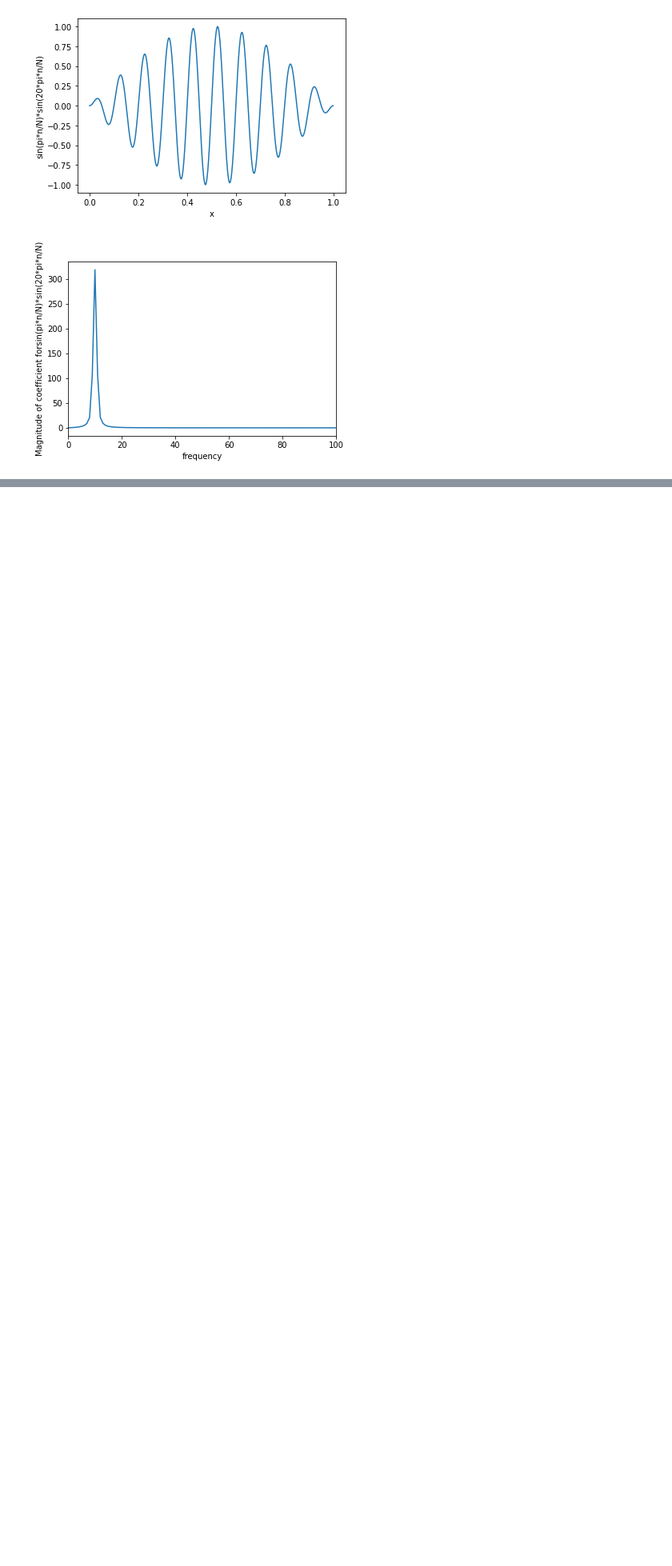
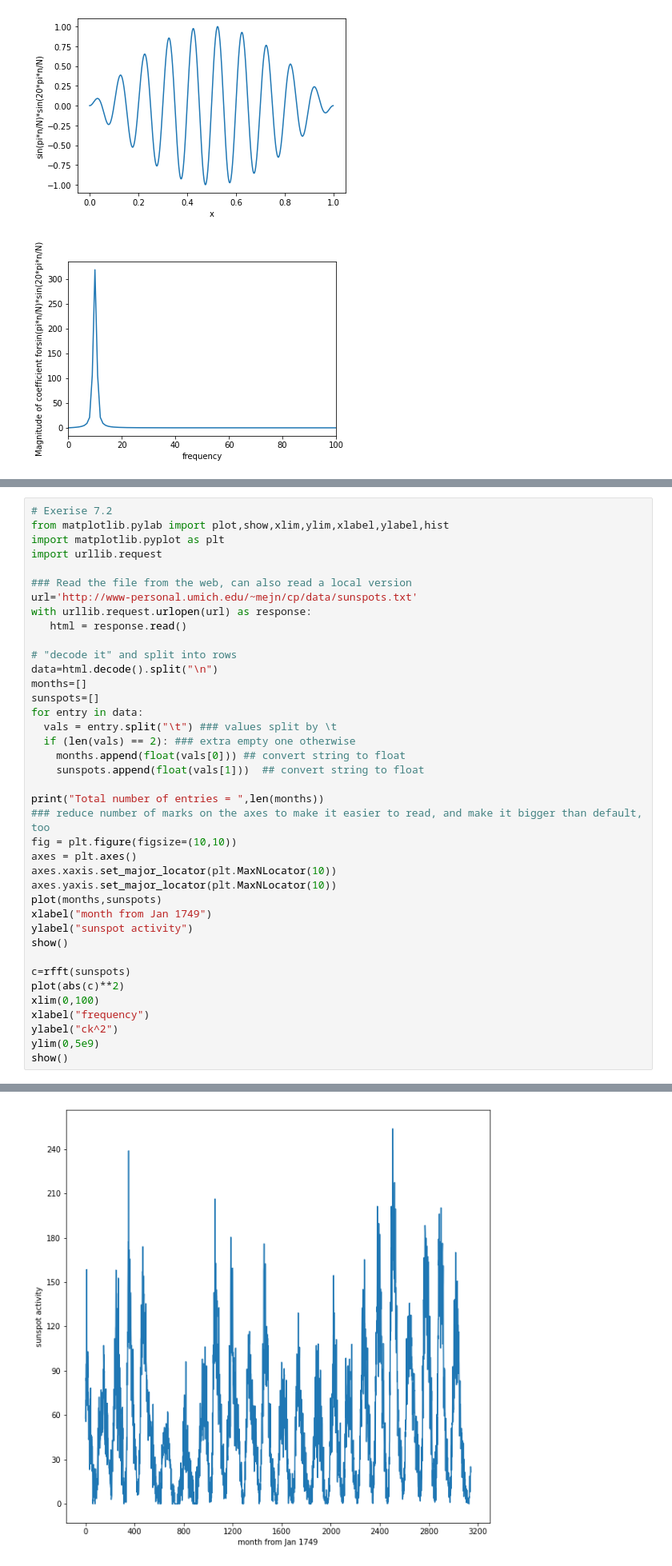
Before and after one commit to NIUCompPhys/Spring2021, a Jupyter notebook: temp2_pynb.ipynb, the cells around one changed output, grey strips where cells are left out. Shown at 80% size. Drawn from its saved outputs; the diff is of its cells as text; blank space fills up the shorter version.

```diff
--- a/temp2_pynb.ipynb
+++ b/temp2_pynb.ipynb
@@ -858,0 +865,40 @@ plt.show()
+# %%
+# Exerise 7.2
+from matplotlib.pylab import plot,show,xlim,ylim,xlabel,ylabel,hist
+import matplotlib.pyplot as plt
+import urllib.request
+
+### Read the file from the web, can also read a local version
+url='http://www-personal.umich.edu/~mejn/cp/data/sunspots.txt'
+with urllib.request.urlopen(url) as response:
+   html = response.read()
+
+# "decode it" and split into rows
+data=html.decode().split("\n")
+months=[]
+sunspots=[]
+for entry in data:
+  vals = entry.split("\t") ### values split by \t
+  if (len(vals) == 2): ### extra empty one otherwise
+    months.append(float(vals[0])) ## convert string to float
+    sunspots.append(float(vals[1]))  ## convert string to float
+
+print("Total number of entries = ",len(months))
+### reduce number of marks on the axes to make it easier to read, and make it bigger than default, too
+fig = plt.figure(figsize=(10,10))
+axes = plt.axes()
+axes.xaxis.set_major_locator(plt.MaxNLocator(10))
+axes.yaxis.set_major_locator(plt.MaxNLocator(10))
+plot(months,sunspots)
+xlabel("month from Jan 1749")
+ylabel("sunspot activity")
+show()
+
+c=rfft(sunspots)
+plot(abs(c)**2)
+xlim(0,100)
+xlabel("frequency")
+ylabel("ck^2")
+ylim(0,5e9)
+show()
+# %% [output]
@@ -858,0 +906 @@ plt.show()
+[figure, added]
```
Also changed, not shown: parts of 3 cells of this notebook.
